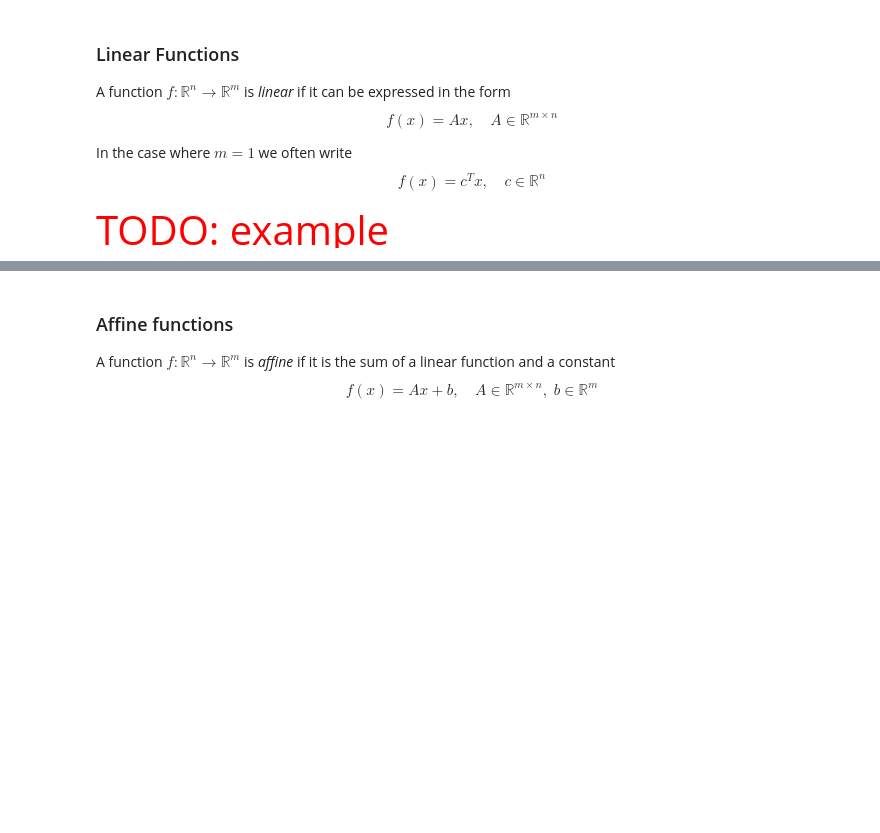
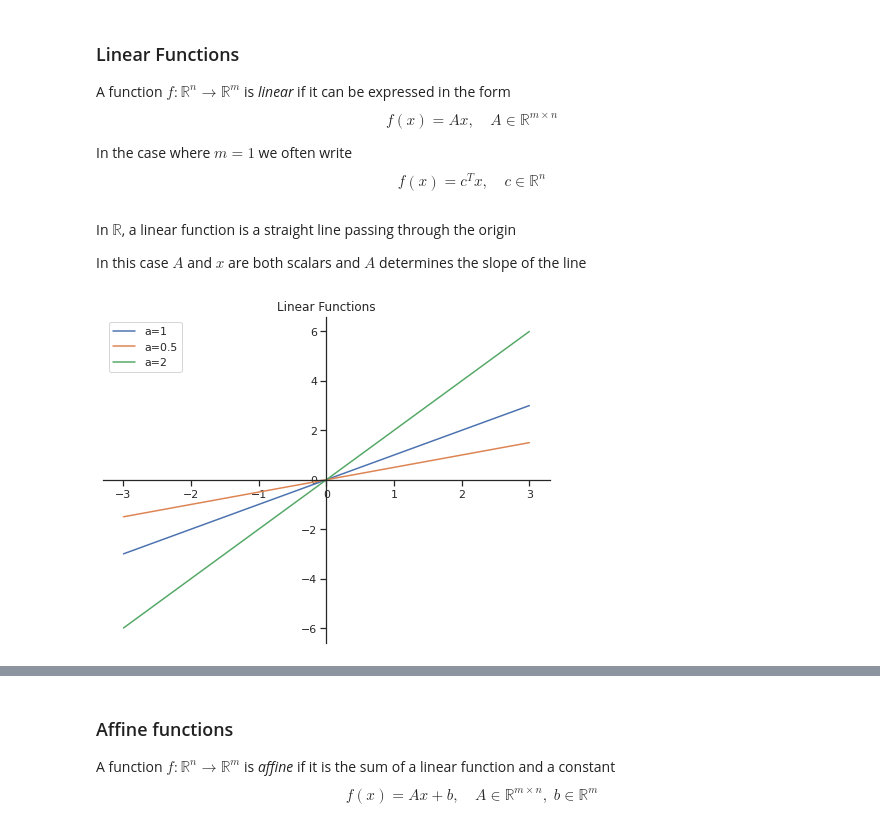
Before and after one commit to ComputationalSocialScience/PHBS20-21, a Jupyter notebook: Fall2020/05_convex_optimization_1/theory.ipynb, the cells around one changed output, grey strips where cells are left out. Saved outputs shown, nothing was run; the diff lists cells and outputs as text; code cells hidden in the pictures; blank space fills up the shorter version.

```diff
--- a/Fall2020/05_convex_optimization_1/theory.ipynb
+++ b/Fall2020/05_convex_optimization_1/theory.ipynb
@@ -24,3 +21,15 @@ import numpy as np
+# %%
+import matplotlib.pyplot as plt
+import numpy as np
+import seaborn
+seaborn.set(style="ticks")
+%matplotlib inline
+
+def make_origin(ax):
+    ax.spines['left'].set_position('zero')
+    ax.spines['right'].set_color('none')
+    ax.spines['bottom'].set_position('zero')
+    ax.spines['top'].set_color('none')
 # %% [markdown]
 ## Convex Sets
 
@@ -103,5 +112,17 @@ When using this notation, to refer to the domain of $f$ we will use $\textbf{dom
 A function $f: \mathbb{R}^n \rightarrow \mathbb{R}^m$ is *linear* if it can be expressed in the form $$f(x) = Ax, \quad A \in \mathbb{R}^{m \times n}$$
 
 In the case where $m = 1$ we often write $$f(x) = c^Tx,  \quad c \in \mathbb{R}^n$$
-# %% [markdown]
-<p style="color: red; font-size: 40px;">TODO: example </p>
+# %% [markdown]
+In $\mathbb{R}$, a linear function is a straight line passing through the origin
+
+In this case $A$ and $x$ are both scalars and $A$ determines the slope of the line
+# %%
+fig, ax = plt.subplots(figsize=(8, 6))
+x = np.array([-3, 3])
+for a in [1, 0.5, 2]:
+    ax.plot(x, a*x, label=f"a={a}")
+ax.legend(loc=0)
+ax.set_title("Linear Functions")
+make_origin(ax)
+# %% [output]
+[figure, added]
```
Also changed, not shown: parts of 15 cells of this notebook, 1 other file.
